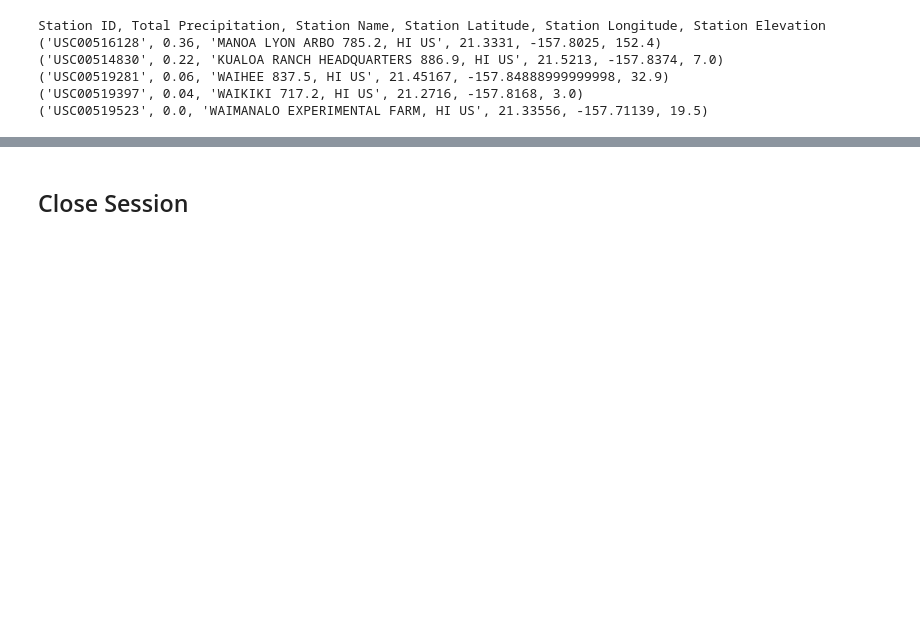
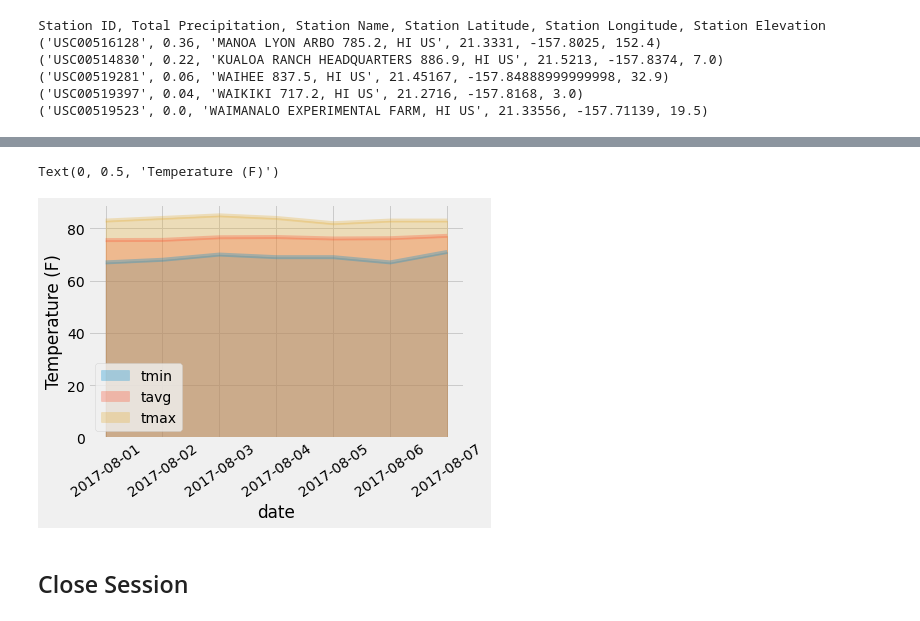
Before and after one commit to sarahDH615/sqlalchemy-challenge, a Jupyter notebook: temp_rainfall.ipynb, the cells around one changed output, grey strips where cells are left out. Saved outputs shown, nothing was run; the diff lists cells and outputs as text; code cells hidden in the pictures; blank space fills up the shorter version.

```diff
--- a/temp_rainfall.ipynb
+++ b/temp_rainfall.ipynb
@@ -141,0 +144,4 @@ end_date = '2017-08-07'
+# %%
+# strip years from date list
+date_list_md = [x[5:] for x in date_list]
+date_list_md
@@ -141,0 +150,5 @@ end_date = '2017-08-07'
+# %%
+# apply `daily_normals` for each date string
+# append to list `normals`
+normals = [daily_normals(x) for x in date_list_md]
+normals
@@ -142,2 +163,11 @@ end_date = '2017-08-07'
+# %%
+tmins = [x[0][0] for x in normals]
+tavgs = [x[0][1] for x in normals]
+tmaxs = [x[0][2] for x in normals]
 # %%
 # Load the previous query results into a Pandas DataFrame and add the `trip_dates` range as the `date` index
+normals_df = pd.DataFrame({
+    'date': date_list, 'tmin': tmins, 'tavg': tavgs, 'tmax': tmaxs
+})
+normals_df.set_index('date', inplace=True, drop=True)
+normals_df
@@ -144,4 +184,9 @@ end_date = '2017-08-07'
 # %%
 # Plot the daily normals as an area plot with `stacked=False`
+normals_df.plot.area(stacked=False, rot=35, alpha=0.3)
+plt.ylabel('Temperature (F)')
+# %% [output]
+Text(0, 0.5, 'Temperature (F)')
+[figure, added]
 # %% [markdown]
 ## Close Session
```
Also changed, not shown: parts of 9 cells of this notebook.
